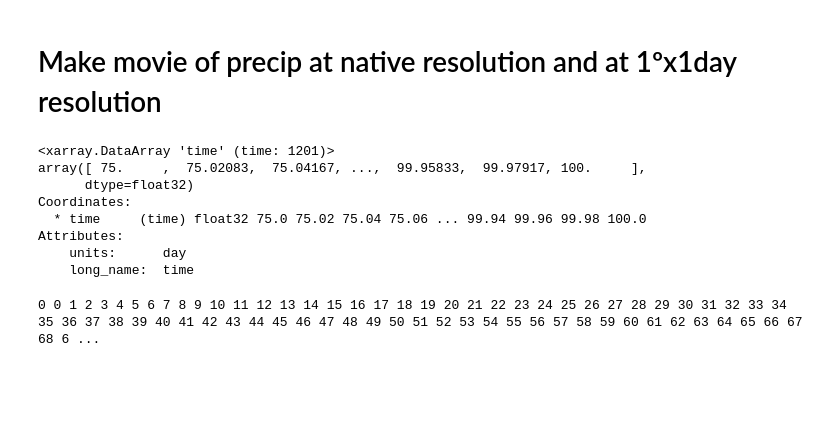
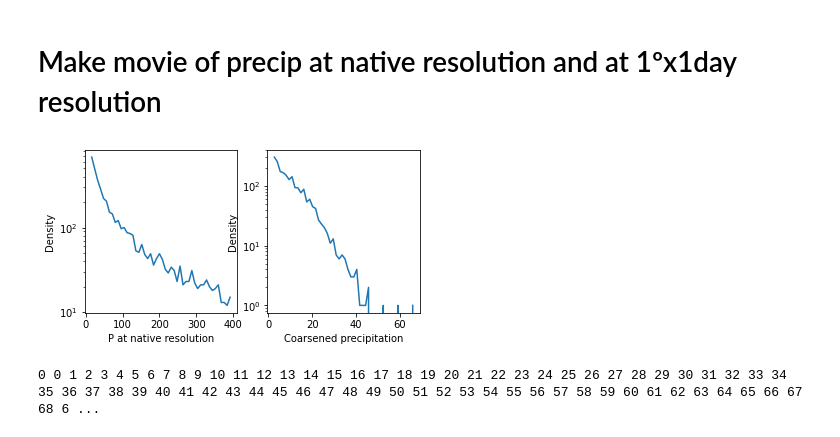
Before and after one commit to bfildier/explore-multiscale-extremes, a Jupyter notebook: scripts/explore_RCEMIP.ipynb, the cells around one changed output. Drawn from its saved outputs; the diff is of its cells as text; code cells hidden in the pictures; blank space fills up the shorter version.

```diff
--- a/scripts/explore_RCEMIP.ipynb
+++ b/scripts/explore_RCEMIP.ipynb
@@ -199,18 +204,6 @@ def showColorBar(ax,im,lab):
     cax = plt.axes([x+w+2*dx,y,dx,h])
     cbar = fig.colorbar(im, cax=cax, orientation='vertical')
     cbar.ax.set_ylabel(lab)
-# %%
-i_t = 100
-i_t_coarse = getIndTimeCoarse(i_t_coarse)
-# %% [output]
-<xarray.DataArray 'time' (time: 1201)>
-array([ 75.     ,  75.02083,  75.04167, ...,  99.95833,  99.97917, 100.     ],
-      dtype=float32)
-Coordinates:
-  * time     (time) float32 75.0 75.02 75.04 75.06 ... 99.94 99.96 99.98 100.0
-Attributes:
-    units:      day
-    long_name:  time
 # %%
 import matplotlib.animation as animation
 from functools import partial
@@ -242,6 +234,21 @@ def initFigure(var1,var2,varname1,varname2):
                         hspace=-0.4) # changed
 
     return fig, axs, ims
+# %%
+h_native,b_native = np.histogram(data_native[100],bins=np.linspace(0,400,51))
+h_coarse, b_coarse = np.histogram(data_coarse,bins=50)
+
+fig,axs = plt.subplots(ncols=2,figsize=(6,))
+axs[0].plot(b_native[2:-1],h_native[2:])
+axs[1].plot(b_coarse[2:-1],h_coarse[2:])
+axs[0].set_xlabel('P at native resolution')
+axs[1].set_xlabel('Coarsened precipitation')
+for ax in axs:
+    ax.set_yscale('log')
+    ax.set_ylabel('Density')
+plt.show()
+# %% [output]
+[figure, added]
 # %%
 def makeMovie():
 
```
Also changed, not shown: parts of 6 cells of this notebook.
